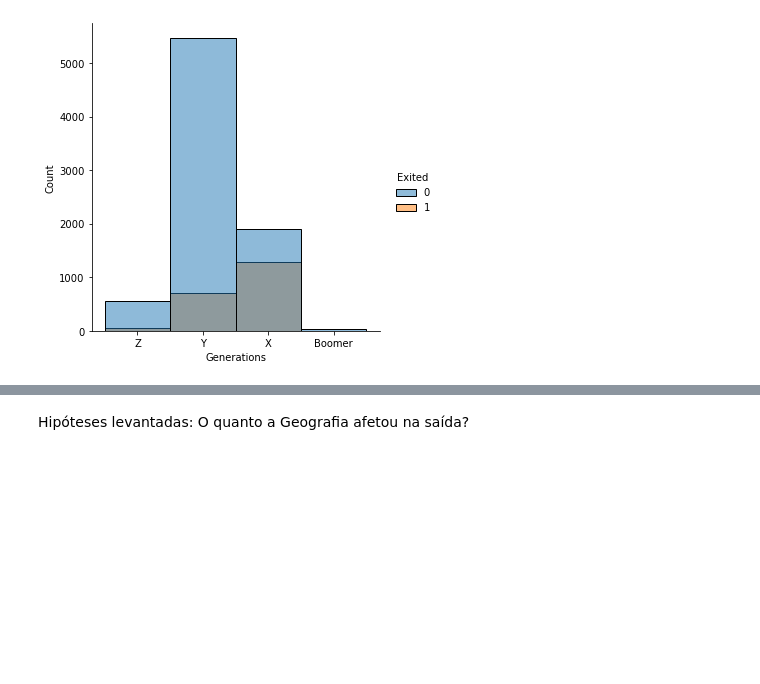
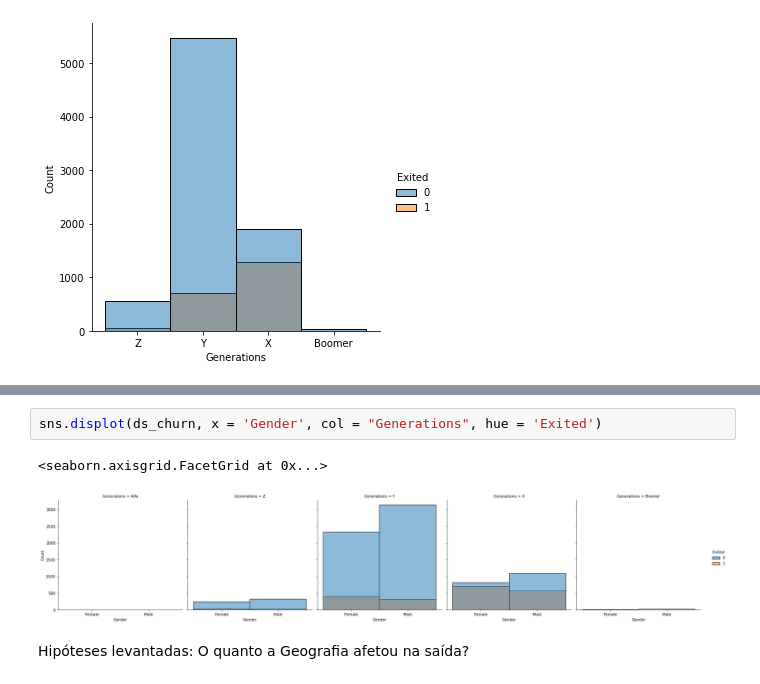
Before and after one commit to Makekie/ADA_lets_code, a Jupyter notebook: Analise_exploratoria_de_dados/Análise Exploratória de Dados (AED).ipynb, the cells around one changed output, grey strips where cells are left out. Drawn from its saved outputs; the diff is of its cells as text; blank space fills up the shorter version.

```diff
--- a/Analise_exploratoria_de_dados/Análise Exploratória de Dados (AED).ipynb
+++ b/Analise_exploratoria_de_dados/Análise Exploratória de Dados (AED).ipynb
@@ -339,3 +366,8 @@ sns.displot(ds_churn, x = 'Generations', hue = 'Exited')
+# %%
+sns.displot(ds_churn, x = 'Gender', col = "Generations", hue = 'Exited')
+# %% [output]
+<seaborn.axisgrid.FacetGrid at 0x...>
+[figure, added]
 # %% [markdown]
 Hipóteses levantadas:
 O quanto a Geografia afetou na saída?
```
Also changed, not shown: parts of 16 cells of this notebook, 2 other files.
